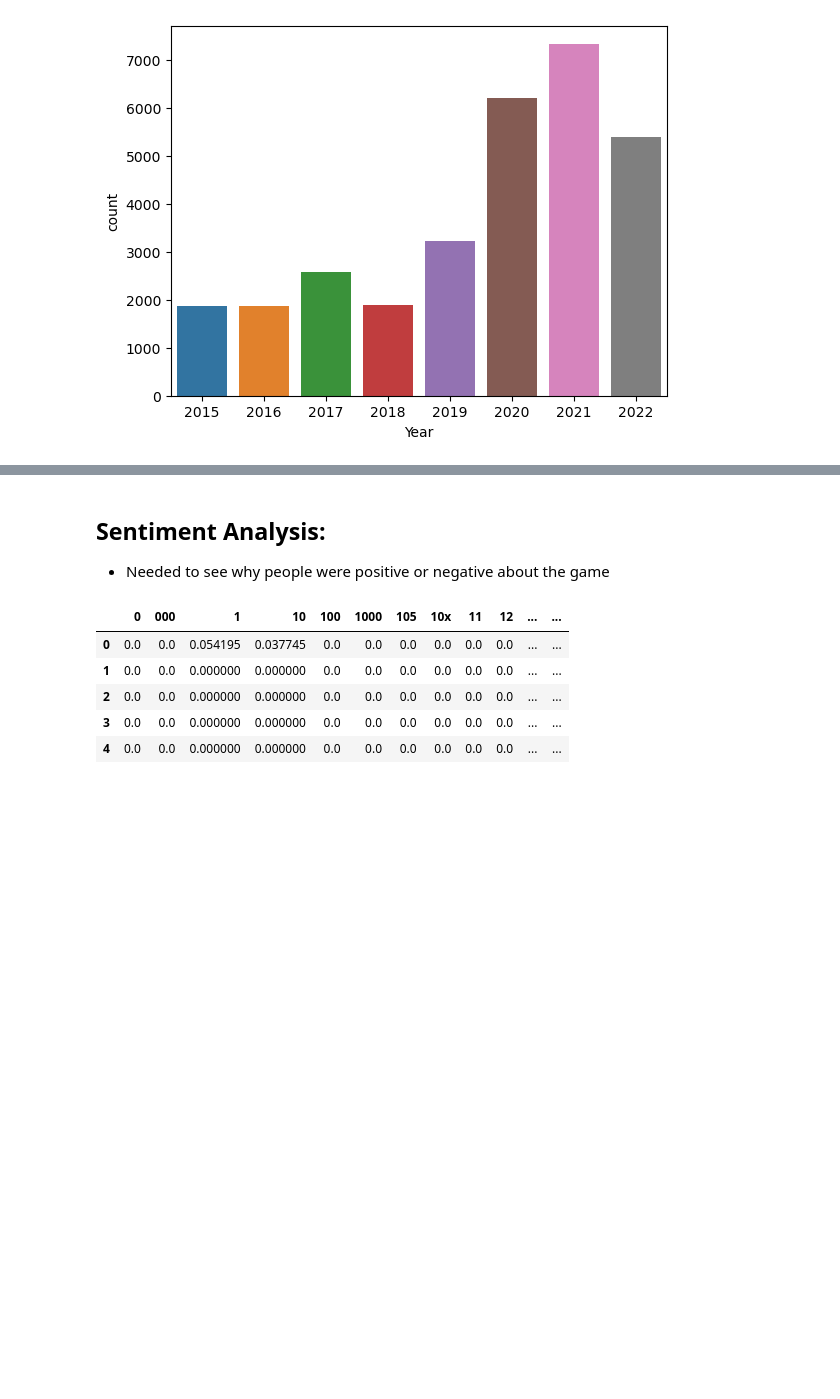
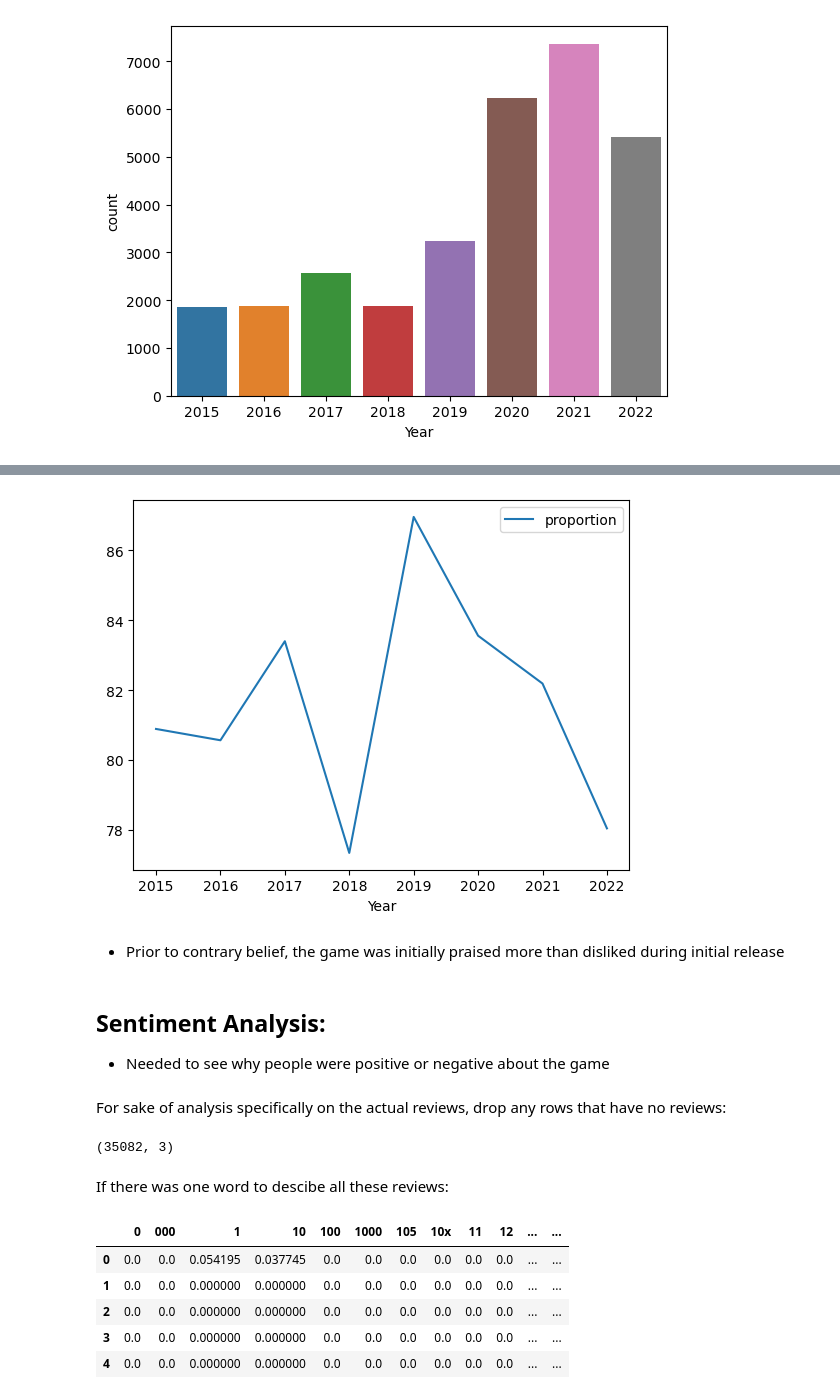
Before and after one commit to BrandonDioneda/Dark-Souls-2-Reviews, a Jupyter notebook: ds2-reviews.ipynb, the cells around one changed output, grey strips where cells are left out. Drawn from its saved outputs; the diff is of its cells as text; code cells hidden in the pictures; blank space fills up the shorter version.

```diff
--- a/ds2-reviews.ipynb
+++ b/ds2-reviews.ipynb
@@ -156,5 +169,22 @@ sns.barplot(data=yr_dist,
+# %%
+yr_plt[yr_plt['Recommended?'] == 'Recommended'].plot(kind='line',
+                                                     x='Year',
+                                                     y='proportion');
+# %% [output]
+[figure, added]
+# %% [markdown]
+- Prior to contrary belief, the game was initially praised more than disliked during initial release
 # %% [markdown]
 ## Sentiment Analysis:
 - Needed to see why people were positive or negative about the game
+# %% [markdown]
+For sake of analysis specifically on the actual reviews, drop any rows that have no reviews:
+# %%
+reviews = reviews.dropna(subset=['Review'])
+reviews.shape
+# %% [output]
+(35082, 3)
+# %% [markdown]
+If there was one word to descibe all these reviews:
 # %%
 from nltk.tokenize import word_tokenize
```
Also changed, not shown: parts of 32 cells of this notebook.
